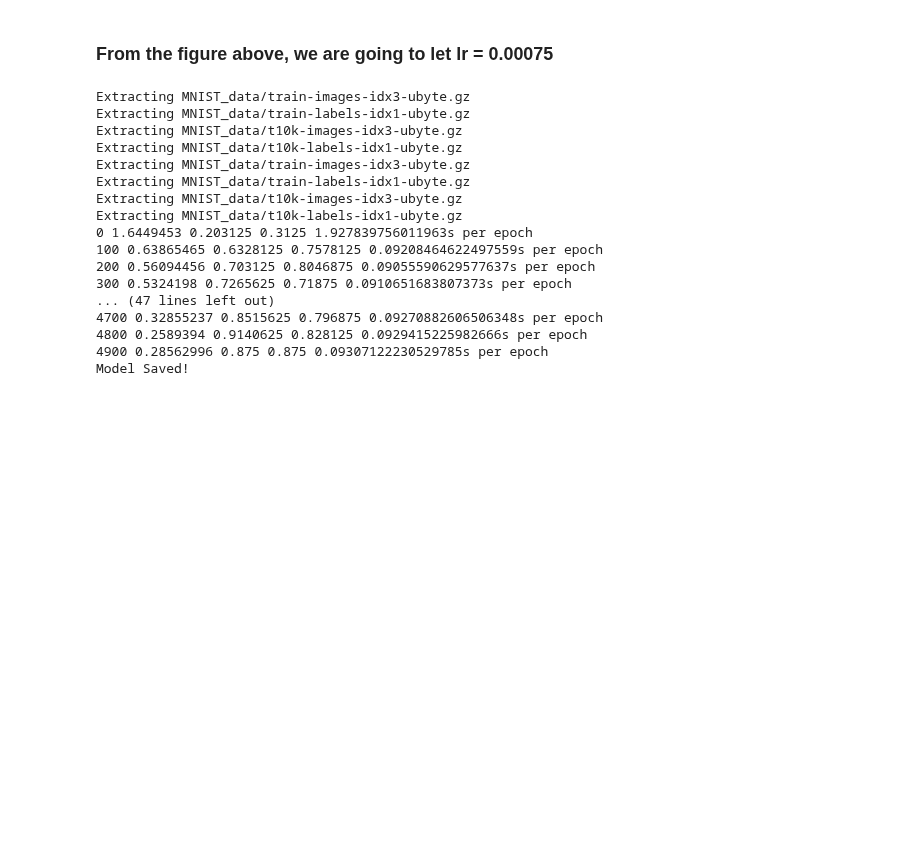
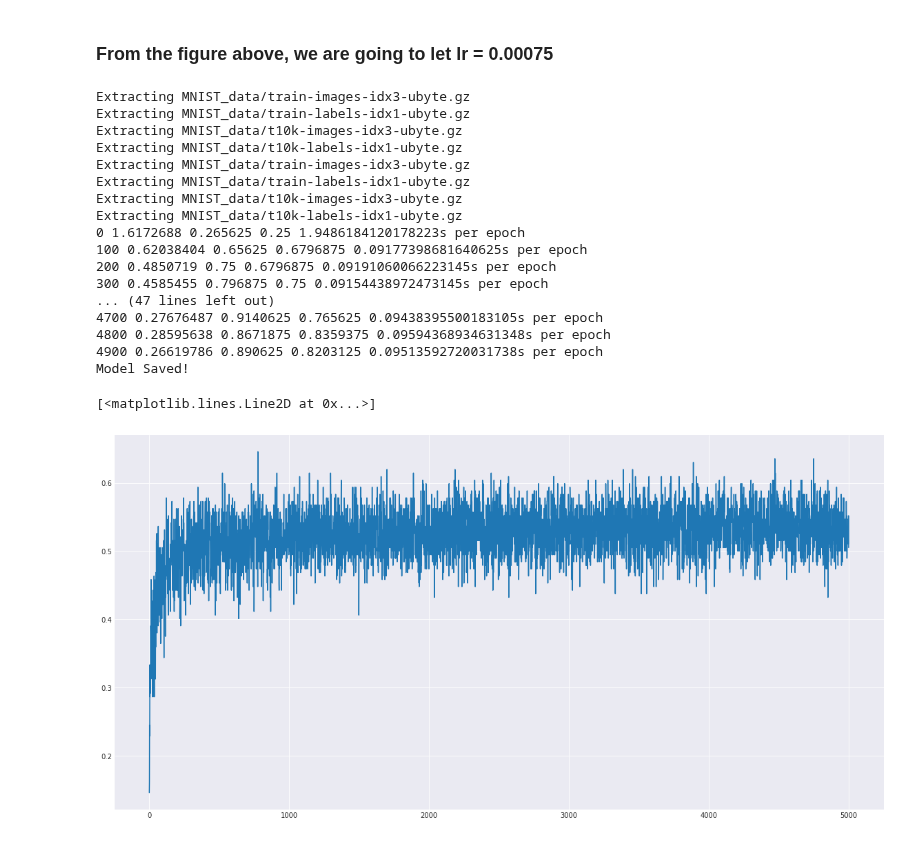
Before and after one commit to zhiaozhou/DL_Project_CapsNet, a Jupyter notebook: DL_Project_CapsNet.ipynb, the cells around one changed output. Saved outputs shown, nothing was run; the diff lists cells and outputs as text; code cells hidden in the pictures; blank space fills up the shorter version.

Commit message:
add F1-score curve

```diff
--- a/DL_Project_CapsNet.ipynb
+++ b/DL_Project_CapsNet.ipynb
@@ -131,6 +137,9 @@ class CapsNet(object):
         v_digit,reg_term = self.get_CapsNet(x_composed, self.norm, self.on_train)
 
         length_v = tf.reduce_sum(v_digit**2.0, axis=-1)**0.5
+
+        self.y_pred = length_v
+        self.y_test = tf.argmax(tf.squeeze(self.y), 1)
 
         x_rec_a = self.get_mlp_decoder(v_digit * y_a)
         x_rec_b = self.get_mlp_decoder(v_digit * y_b, reuse=True)
@@ -450,6 +455,8 @@ else:
         iters=steps, batch_size=batch_size, is_shift_ag=True)
     test_iter = mnist_test_iter(
         iters=steps, batch_size=batch_size, is_shift_ag=True)
+
+F1_OS=[]
 
 net = CapsNet(is_multi_mnist=is_multi_mnist, steps=steps, lr_find=lr_find)
 
@@ -483,13 +490,21 @@ for X, Y in train_iter:
             1e-5, 1e-2, steps)[1]
 
     else:
-        LS, LS_REC, ACC, _ = sess.run(
-            [net.loss, net.loss_rec, net.accuracy, net.train],
+        LS, LS_REC, ACC, _, y_pred,y_test = sess.run(
+            [net.loss, net.loss_rec, net.accuracy, net.train,net.y_pred,net.y_test],
             feed_dict={
                 net.x: X,
                 net.y: Y,
                 net.on_train: True
             })
+
+        sum1=[]
+
+        for i in range(y_test.shape[1]):
+            sum1.append(f1_score(y_test[:,i],np.argmax(y_pred,1),average='micro'))
+
+        F1_OS.append(np.mean(sum1))
+
         ACC_TEST = sess.run(
             net.accuracy,
             feed_dict={
@@ -516,12 +531,18 @@ Extracting MNIST_data/train-images-idx3-ubyte.gz
 Extracting MNIST_data/train-labels-idx1-ubyte.gz
 Extracting MNIST_data/t10k-images-idx3-ubyte.gz
 Extracting MNIST_data/t10k-labels-idx1-ubyte.gz
-0 1.6449453 0.203125 0.3125 1.927839756011963s per epoch
-100 0.63865465 0.6328125 0.7578125 0.09208464622497559s per epoch
-200 0.56094456 0.703125 0.8046875 0.09055590629577637s per epoch
-300 0.5324198 0.7265625 0.71875 0.0910651683807373s per epoch
+0 1.6172688 0.265625 0.25 1.9486184120178223s per epoch
+100 0.62038404 0.65625 0.6796875 0.09177398681640625s per epoch
+200 0.4850719 0.75 0.6796875 0.09191060066223145s per epoch
+300 0.4585455 0.796875 0.75 0.09154438972473145s per epoch
 ... (47 lines left out)
-4700 0.32855237 0.8515625 0.796875 0.09270882606506348s per epoch
-4800 0.2589394 0.9140625 0.828125 0.0929415225982666s per epoch
-4900 0.28562996 0.875 0.875 0.09307122230529785s per epoch
+4700 0.27676487 0.9140625 0.765625 0.09438395500183105s per epoch
+4800 0.28595638 0.8671875 0.8359375 0.09594368934631348s per epoch
+4900 0.26619786 0.890625 0.8203125 0.09513592720031738s per epoch
 Model Saved!
+# %%
+plt.figure(figsize=(20,10))
+plt.plot(range(5000),F1_OS)
+# %% [output]
+[<matplotlib.lines.Line2D at 0x...>]
+[figure, added]
```
Also changed, not shown: parts of 3 cells of this notebook, 6 other files.
